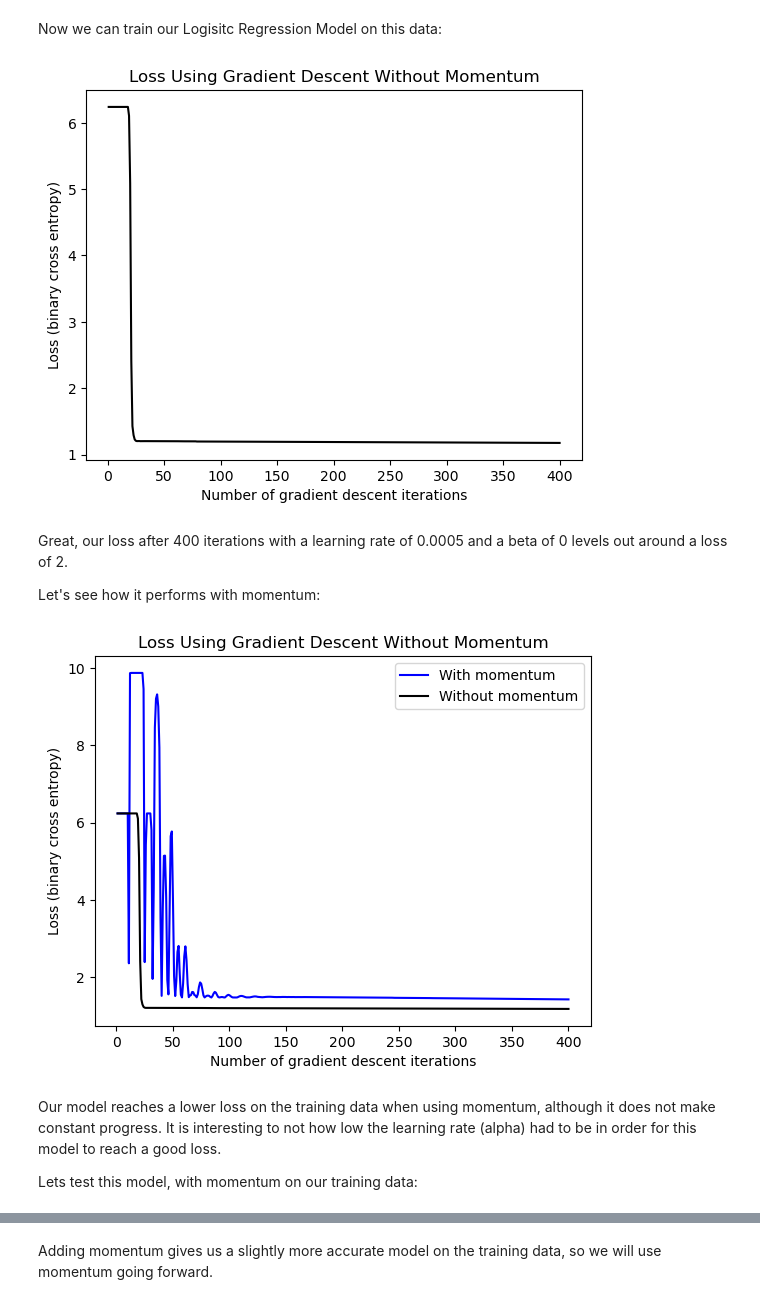
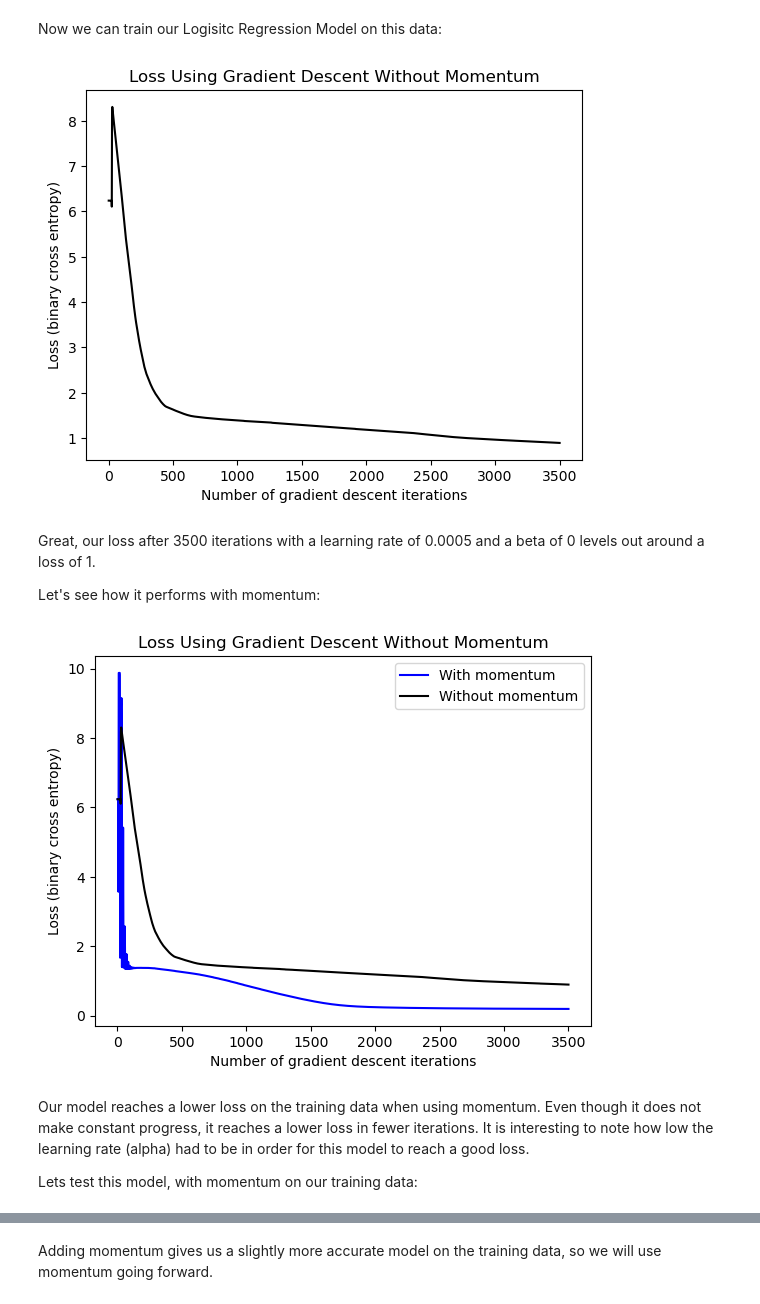
Before and after one commit to jcummings25/github_jcummings25.github.io, a Jupyter notebook: posts/Logistic-Regression/index.ipynb, the cells around one changed output, grey strips where cells are left out. Cells and saved outputs as stored; diff of their text form; code cells hidden in the pictures.

```diff
--- a/posts/Logistic-Regression/index.ipynb
+++ b/posts/Logistic-Regression/index.ipynb
@@ -54,7 +91,7 @@ opt = GradientDescentOptimizer(LR)
 # for keeping track of loss values
 loss_vec = []
 
-for _ in range(400):
+for _ in range(10000):
     loss_vec.append(LR.loss(X, y).item())
     opt.step(X, y, alpha = 0.1, beta = 0)
 # %% [markdown]
@@ -77,7 +120,7 @@ opt_momentum = GradientDescentOptimizer(LR_momentum)
 # for keeping track of loss values
 loss_vec_momentum = []
 
-for _ in range(100):
+for _ in range(10000):
     loss_vec_momentum.append(LR_momentum.loss(X, y).item())
     opt_momentum.step(X, y, alpha = 0.1, beta = 0.9)
 # %% [markdown]
@@ -189,7 +244,7 @@ LR = LogisticRegression()
 opt = GradientDescentOptimizer(LR)
 loss_vec_train = []
 
-for _ in range(400):
+for _ in range(3500):
     loss = LR.loss(X_train, y_train).item()
     loss_vec_train.append(loss)
     opt.step(X_train, y_train, alpha = 0.00005, beta = 0)
@@ -199,31 +254,31 @@ plt.plot(torch.arange(1, len(loss_vec_train)+1), loss_vec_train, color = "black"
 plt.title("Loss Using Gradient Descent Without Momentum")
 labs = plt.gca().set(xlabel = "Number of gradient descent iterations", ylabel = "Loss (binary cross entropy)")
 # %% [output]
-[figure, old version]
+[figure, new version]
 # %% [markdown]
-Great, our loss after 400 iterations with a learning rate of 0.0005 and a beta of 0 levels out around a loss of 2.
+Great, our loss after 3500 iterations with a learning rate of 0.0005 and a beta of 0 levels out around a loss of 1.
 
 Let's see how it performs with momentum:
 # %%
 LRm = LogisticRegression()
 opt_m = GradientDescentOptimizer(LRm)
 loss_vec_train_m = []
 
-for _ in range(400):
+for _ in range(3500):
     loss = LRm.loss(X_train, y_train).item()
     loss_vec_train_m.append(loss)
     opt_m.step(X_train, y_train, alpha = 0.00005, beta = 0.9)
 
 
 plt.plot(torch.arange(1, len(loss_vec_train_m)+1), loss_vec_train_m, color = "blue")
 plt.plot(torch.arange(1, len(loss_vec_train)+1), loss_vec_train, color = "black")
 plt.title("Loss Using Gradient Descent Without Momentum")
 plt.legend(["With momentum", "Without momentum"])
 labs = plt.gca().set(xlabel = "Number of gradient descent iterations", ylabel = "Loss (binary cross entropy)")
 # %% [output]
-[figure, old version]
+[figure, new version]
 # %% [markdown]
-Our model reaches a lower loss on the training data when using momentum, although it does not make constant progress. It is interesting to not how low the learning rate (alpha) had to be in order for this model to reach a good loss.
+Our model reaches a lower loss on the training data when using momentum. Even though it does not make constant progress, it reaches a lower loss in fewer iterations. It is interesting to note how low the learning rate (alpha) had to be in order for this model to reach a good loss.
 
 Lets test this model, with momentum on our training data:
 # %%
```
Also changed, not shown: parts of 17 cells of this notebook, 16 other files.
